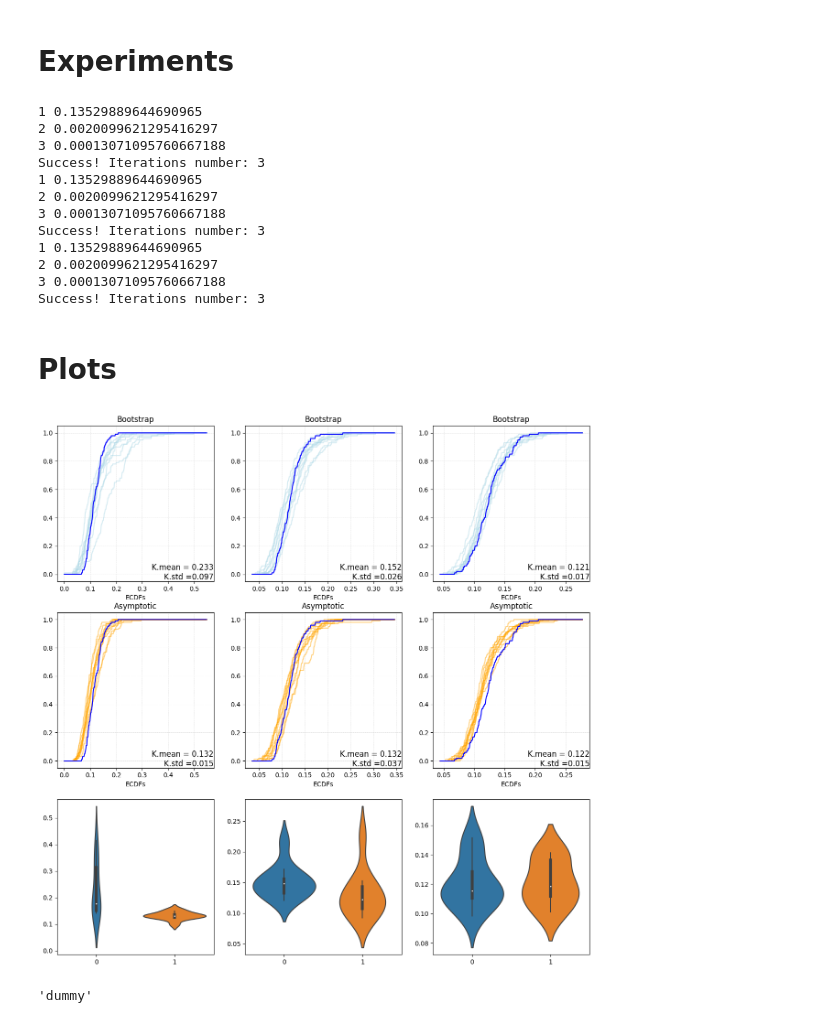
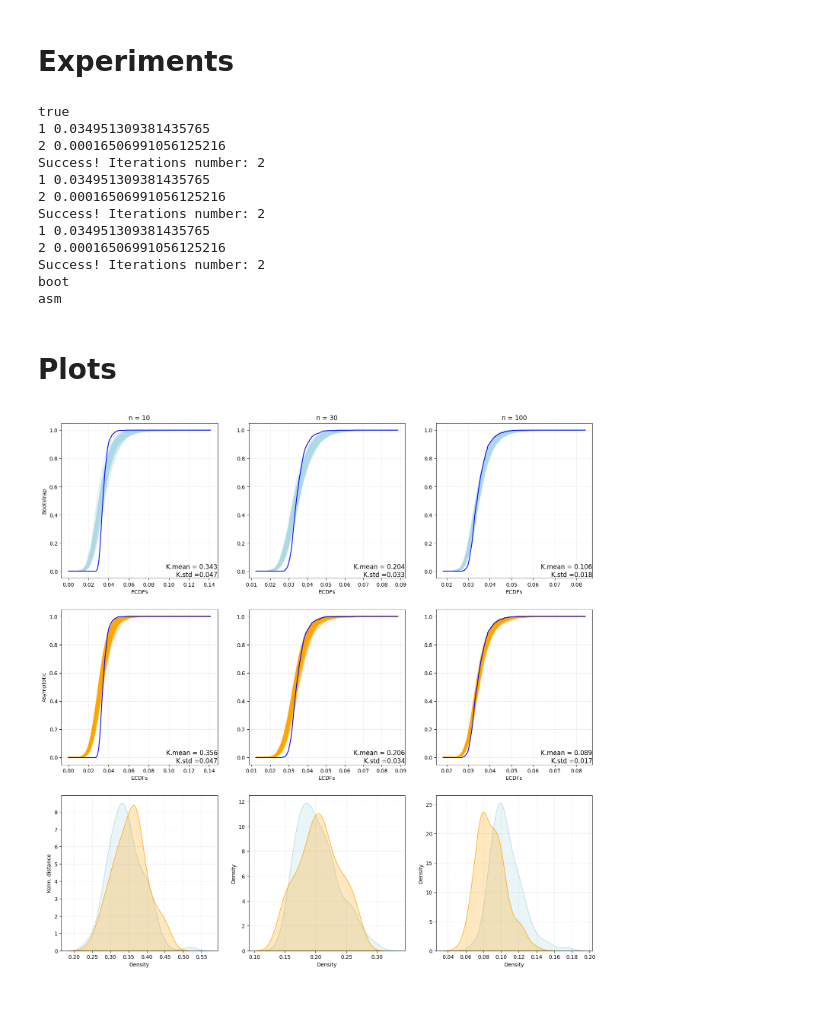
Before and after one commit to asuvor/bw_paper, a Jupyter notebook: Experiments_synth.ipynb, the cells around one changed output. Cells and saved outputs as stored; diff of their text form; code cells hidden in the pictures.

```diff
--- a/Experiments_synth.ipynb
+++ b/Experiments_synth.ipynb
@@ -33,8 +34,8 @@ def process_graph(size):
 # %%
 #Generate data
 
-d = 8 #matrix size
-pop_size = 8000  # размер популяции
+d = 40 #matrix size
+pop_size = 8000 # размер популяции
 
 
 #Generate regularized adjacency matrices
@@ -73,32 +74,33 @@ for key in all_data.keys():
         k_dist[key] = {key: None for key in Ns}
 # %%
 for key in all_data.keys():
+    print(key)
     for n in Ns:
         if key == 'true':
             #True distribution
-            dummy = true_distr(population, size = n, boot_samples=N, setting = setting)
+            dummy = true_distr(population, size = n, boot_samples=N, setting = setting, replace=True)
         elif key == 'boot':
-            dummy = bootstrap(population, size = n, iters = M, boot_samples = N, model = "Exponential", setting = setting)
+            dummy = bootstrap(population, size = n, iters = M, boot_samples = N, model = "Poisson", setting = setting, replace=True)
         elif key == 'asm':
-            dummy = asymptotic_statistics(population, size = n, iters = M, boot_samples = N, setting = setting)
+            dummy = asymptotic_statistics(population, size = n, iters = M, boot_samples = N, setting = setting, replace=True)
 
         all_data[key][n] = dummy
 # %% [output]
-1 0.13529889644690965
-2 0.0020099621295416297
-3 0.00013071095760667188
-Success! Iterations number: 3
-1 0.13529889644690965
-2 0.0020099621295416297
-3 0.00013071095760667188
-Success! Iterations number: 3
-1 0.13529889644690965
-2 0.0020099621295416297
-3 0.00013071095760667188
-Success! Iterations number: 3
+true
+1 0.034951309381435765
+2 0.00016506991056125216
+Success! Iterations number: 2
+1 0.034951309381435765
+2 0.00016506991056125216
+Success! Iterations number: 2
+1 0.034951309381435765
+2 0.00016506991056125216
+Success! Iterations number: 2
+boot
+asm
 # %%
 for n in Ns:
-    x_grds[n] = find_grid(all_data['true'][n], all_data['boot'][n], all_data['asm'][n], steps = 500)
+    x_grds[n] = find_grid(all_data['true'][n], all_data['boot'][n], all_data['asm'][n], steps = 300)
 
 for key in all_data.keys():
     for n in Ns:
@@ -109,7 +111,7 @@ for key in all_data.keys():
 
 for n in Ns:
     for key in ['boot', 'asm']:
-        k_dist[key][n] = compute_K_dist(all_data['true'][n], all_data[key][n])
+        k_dist[key][n] = compute_K_dist(ecdfs['true'][n], ecdfs[key][n])
         m_k, s_k = compute_K_stat(k_dist[key][n])
         k_stat[key][n]['mean'] =  ceil_to_decimals(m_k, 3)
         k_stat[key][n]['var']  =  ceil_to_decimals(s_k, 3)
@@ -141,7 +118,7 @@ for n in Ns:
 # %% [markdown]
 # Plots
 # %%
-fig, axes = plt.subplots(nrows=3, ncols=3, figsize=(15, 15))
+fig, axes = plt.subplots(nrows=3, ncols=3, figsize=(18, 18))
 l = 0
 
 for key in ['boot', 'asm', 'dummy']:
@@ -156,39 +133,49 @@ for key in ['boot', 'asm', 'dummy']:
         col = 'orange'
         tlt = 'Asymptotic'
     elif key == 'dummy':
+        tlt = 'Kolm. distance'
         l = 2
 
     for j in range(len(Ns)):
         ax = axes[l, j]
         key_n = Ns[j]
         if key != 'dummy':
 
             for r in range(M):
                 if (r == 1):
                     ax.plot(x_grds[key_n], ecdfs[key][key_n][r], c=col, alpha = .5, label=lbl)
                 else:
                     ax.plot(x_grds[key_n], ecdfs[key][key_n][r], c=col, alpha = .5, label=lbl)
 
 
             ax.plot(x_grds[key_n], ecdfs['true'][key_n], c = 'blue', label='true', lw = 1.5)
-            ax.set_title(tlt)
+            if j == 0:
+                # ax.set_title(tlt)
+                ax.set_ylabel(tlt)
+
+            if key == 'boot':
+                ax.set_title("n = {0}".format(key_n))
+
             ax.set_xlabel("ECDFs")
             ax.grid(True, which='both', linestyle='--', linewidth=0.5, alpha=0.5)  # Add pale grid
             xlim1 = ax.get_xlim()
             ylim1 = ax.get_ylim()
             ax.text(xlim1[1], ylim1[0], "K.mean = {0}\nK.std ={1}".format(k_stat[key][key_n]['mean'],k_stat[key][key_n]['var']), fontsize=12, color='black',
              ha='right', va='bottom')
 
         elif key == 'dummy':
-            sns.violinplot(data=[k_dist['boot'][key_n], k_dist['asm'][key_n]], ax=ax)
+            # sns.violinplot(data=[k_dist['boot'][key_n], k_dist['asm'][key_n]], ax=ax)
+            sns.kdeplot(data=k_dist['boot'][key_n], shade=True, label='boot.', color='lightblue', ax = ax)
+            sns.kdeplot(data=k_dist['asm'][key_n], shade=True, label='asymp.', color='orange', ax = ax)
+            ax.grid(True, which='both', linestyle='--', linewidth=0.5, alpha=0.5)  # Add pale grid
+            ax.set_xlabel("Density")
 
+            if j == 0:
+                # ax.set_title(tlt)
+                ax.set_ylabel(tlt)
 
 
 
 plt.savefig("Ecdfs_d={0}_L_proj.png".format(d), dpi=300)
 # %% [output]
-[figure, old version]
+[figure, new version]
-# %%
-key
-# %% [output]
-'dummy'
```
Also changed, not shown: parts of 4 cells of this notebook, 1 other file.
